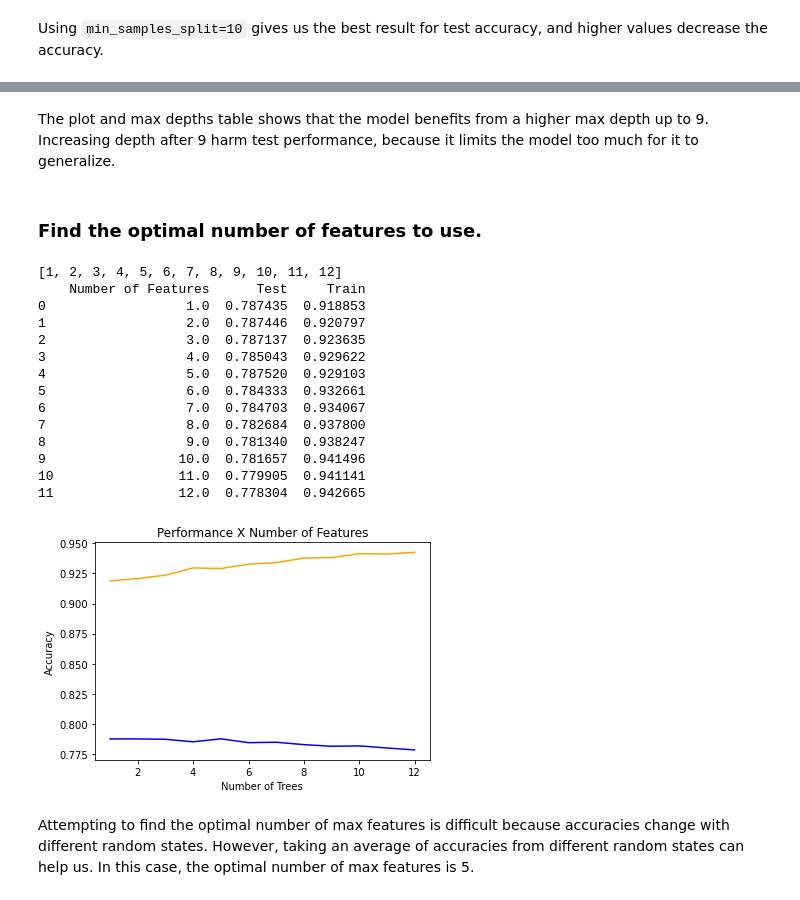
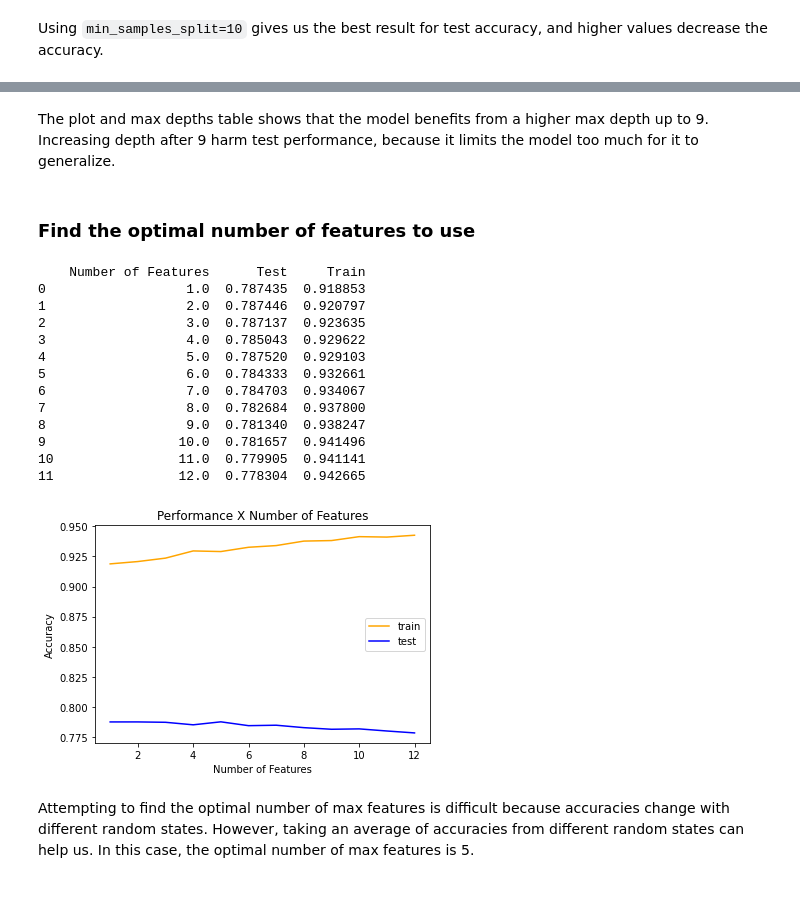
Before and after one commit to serencha/data-science-portfolio, a Jupyter notebook: kaggle-titanic/KaggleTitanic.ipynb, the cells around one changed output, grey strips where cells are left out. Cells and saved outputs as stored; diff of their text form; code cells hidden in the pictures.

```diff
--- a/kaggle-titanic/KaggleTitanic.ipynb
+++ b/kaggle-titanic/KaggleTitanic.ipynb
@@ -189,8 +210,7 @@ Using n_estimators=40 results in the highest test accuracy before overfitting oc
 min_samples_split = [2, 3, 4, 5, 6, 7, 8, 9, 10, 20, 50]
 
 # Train our models and report their performance
-train_accuracies = []
-test_accuracies = []
+train_accuracies, test_accuracies = ([] for i in range(2))
 
 for min_samples in min_samples_split:
     # Prepare the model
@@ -213,12 +233,8 @@ min_samples_accuracy = pd.DataFrame(
 print(min_samples_accuracy)
 
 # Plot results
-plt.xlabel('Minimum samples split')
-plt.ylabel('Accuracy')
-plt.title("Performance")
-plt.plot(min_samples_split, test_accuracies, color="blue")
-plt.plot(min_samples_split, train_accuracies, color="orange")
-plt.show()
+plot_accuracy(min_samples_split, test_accuracies, train_accuracies,
+                'Minimum samples split', 'Accuracy', 'Performance')
 # %% [output]
     Min Samples Split      Test     Train
 0                 2.0  0.786733  0.983118
@@ -241,8 +259,8 @@ Using  `min_samples_split=10`  gives us the best result for test accuracy, and h
 max_depths = [x for x in range(1, 21)]
 
 # Train our models and report their performance
-train_accuracies = []
-test_accuracies = []
+train_accuracies, test_accuracies = ([] for i in range(2))
+
 
 for max_depth in max_depths:
     # Prepare the model
@@ -264,12 +282,8 @@ max_depths_accuracy = pd.DataFrame(
 print(max_depths_accuracy)
 
 # Plot results
-plt.xlabel('Max Depths')
-plt.ylabel('Accuracy')
-plt.title("Performance")
-plt.plot(max_depths, test_accuracies, color="blue")
-plt.plot(max_depths, train_accuracies, color="orange")
-plt.show()
+plot_accuracy(max_depths, test_accuracies, train_accuracies,
+                'Max Depths', 'Accuracy', 'Performance')
 # %% [output]
     Max Depths      Test     Train
 0          1.0  0.651293  0.672899
@@ -292,16 +306,14 @@ plt.show()
-# %% [markdown]
-The plot and max depths table shows that the model benefits from a higher max depth up to 9. Increasing depth after 9 harm test performance, because it limits the model too much for it to generalize.
+# %% [markdown]
+The plot and max depths table shows that the model benefits from a higher max depth up to 9. Increasing depth after 9 harm test performance, because it limits the model too much for it to generalize.
 # %% [markdown]
-### Find the optimal number of features to use.
+### Find the optimal number of features to use
 # %%
-# There are 13 features so we want to find the optimal
+# There are 12 features so we want to find the optimal
 # number to use.
 n_features = [x for x in range(1, 13)]
-print(n_features)
 
 # Train our models and report their performance
-all_train_accuracies = list()
-all_test_accuracies = list()
+all_train_accuracies, all_test_accuracies = (list() for i in range(2))
 
 # Use different values for random_state to find
 # average accuracies
@@ -328,42 +340,38 @@ for random_n in list(range(50)):
     all_test_accuracies.append(test_accuracies)
     all_train_accuracies.append(train_accuracies)
 
+# Get average accuracies for each # of features
 test_array = np.array(all_test_accuracies)
 avg_test_accuracies = np.average(test_array, axis=0)
 
 train_array = np.array(all_train_accuracies)
 avg_train_accuracies = np.average(train_array, axis=0)
 
 
 # Present accuracy results
 n_features_accuracy = pd.DataFrame(
                     np.column_stack([n_features, avg_test_accuracies, avg_train_accuracies]),
                     columns=['Number of Features', 'Test', 'Train'])
 print(n_features_accuracy)
 
 # Plot results
-plt.xlabel('Number of Trees')
-plt.ylabel('Accuracy')
-plt.title("Performance X Number of Features")
-plt.plot(n_features, avg_test_accuracies, color="blue")
-plt.plot(n_features, avg_train_accuracies, color="orange")
-plt.show()
+plot_accuracy(n_features, avg_test_accuracies, avg_train_accuracies,
+                'Number of Features', 'Accuracy', 'Performance X Number of Features')
 # %% [output]
-[1, 2, 3, 4, 5, 6, 7, 8, 9, 10, 11, 12]
     Number of Features      Test     Train
 0                  1.0  0.787435  0.918853
 1                  2.0  0.787446  0.920797
 2                  3.0  0.787137  0.923635
 3                  4.0  0.785043  0.929622
 4                  5.0  0.787520  0.929103
 5                  6.0  0.784333  0.932661
 6                  7.0  0.784703  0.934067
 7                  8.0  0.782684  0.937800
 8                  9.0  0.781340  0.938247
 9                 10.0  0.781657  0.941496
 10                11.0  0.779905  0.941141
 11                12.0  0.778304  0.942665
-[figure, old version]
+[figure, new version]
 # %% [markdown]
 Attempting to find the optimal number of max features is difficult because accuracies change with different random states. However, taking an average of accuracies from different random states can help us. In this case, the optimal number of max features is 5.
 # %% [markdown]
```
Also changed, not shown: parts of 14 cells of this notebook.
